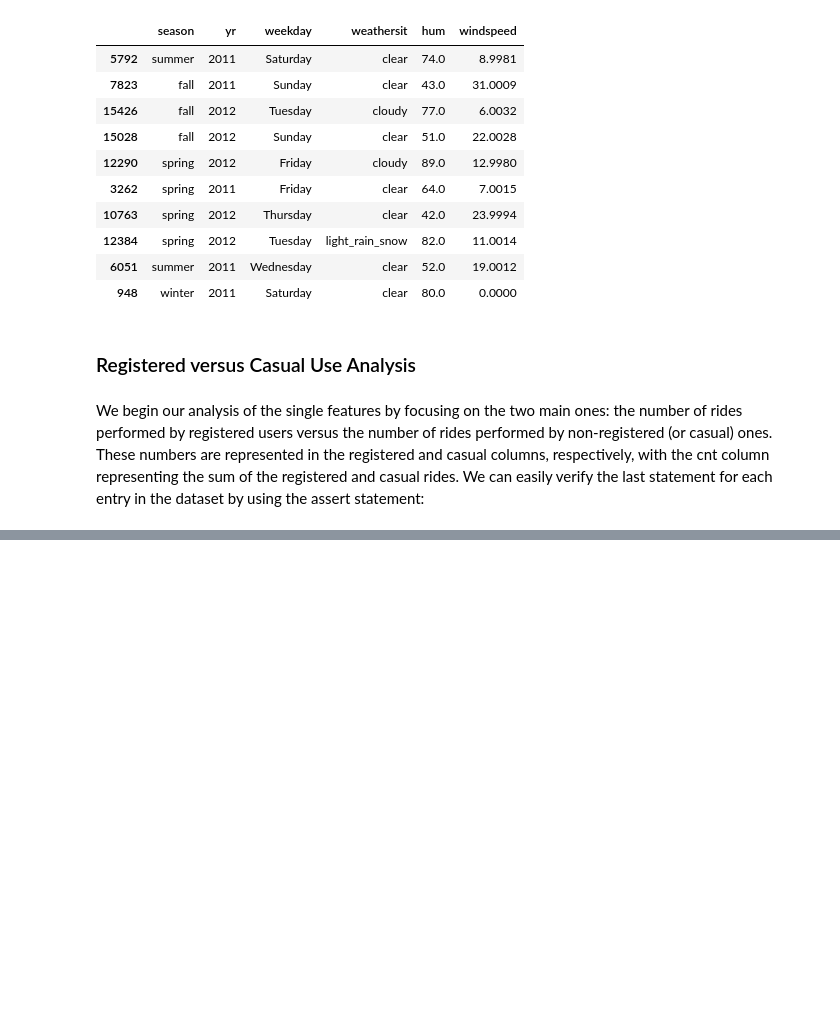
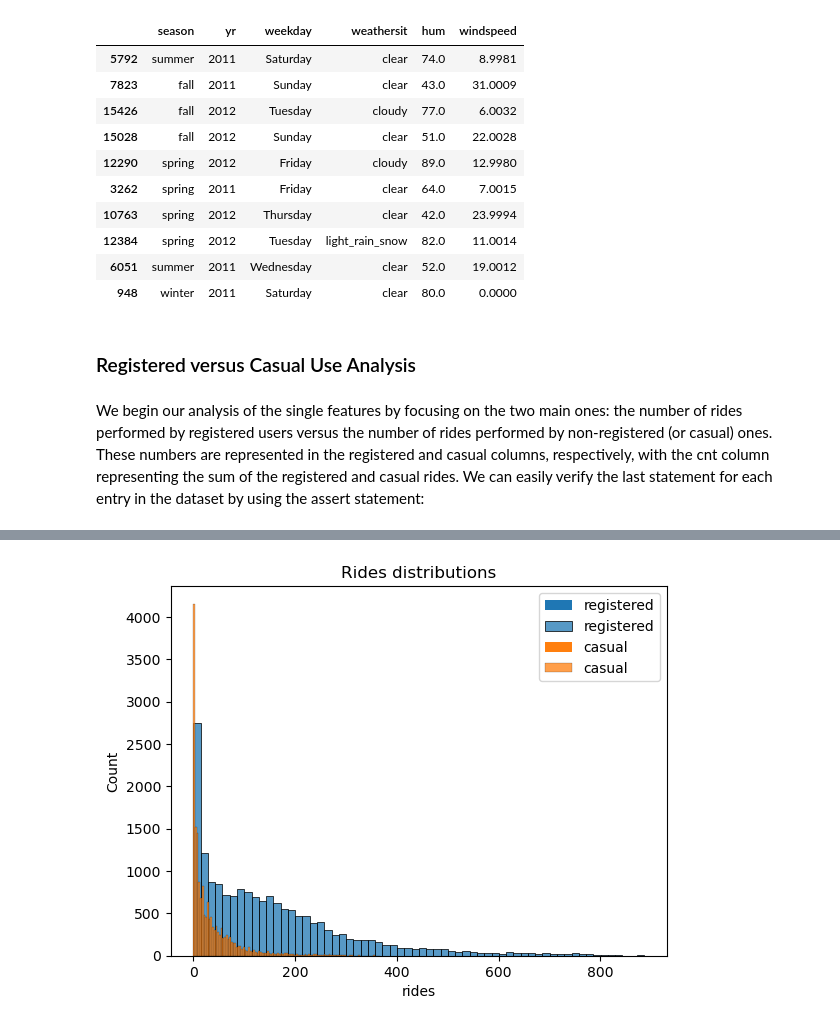
Before and after one commit to masinde70/Stats, a Jupyter notebook: bikeanalysis.ipynb, the cells around one changed output, grey strips where cells are left out. Saved outputs shown, nothing was run; the diff lists cells and outputs as text; code cells hidden in the pictures; blank space fills up the shorter version.

Commit message:
data analysis

```diff
--- a/bikeanalysis.ipynb
+++ b/bikeanalysis.ipynb
@@ -165,0 +168,10 @@ assert (preprocessed_data.casual + preprocessed_data.registered == preprocessed_
+# %%
+# plot distributions of registered vs casual rides
+sns.histplot(preprocessed_data['registered'], label='registered')
+sns.histplot(preprocessed_data['casual'], label='casual')
+plt.legend()
+plt.xlabel('rides')
+plt.title("Rides distributions")
+plt.savefig('rides_distributions.png', format='png')
+# %% [output]
+[figure, added]
```
Also changed, not shown: parts of 1 cell of this notebook, 1 other file.
